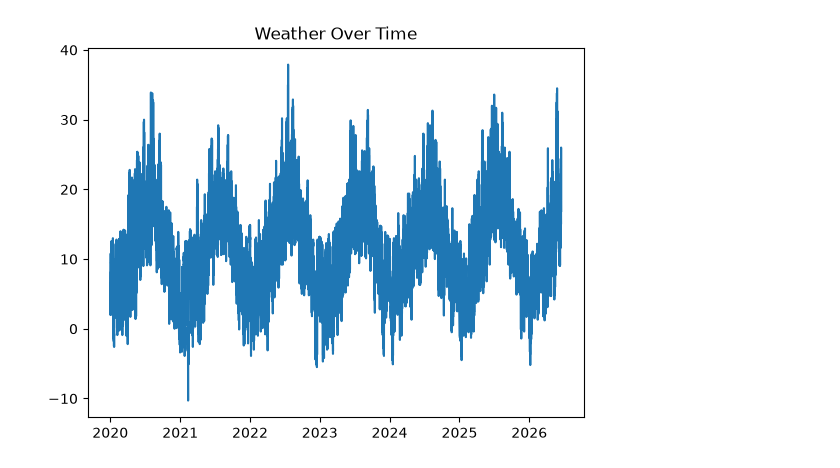
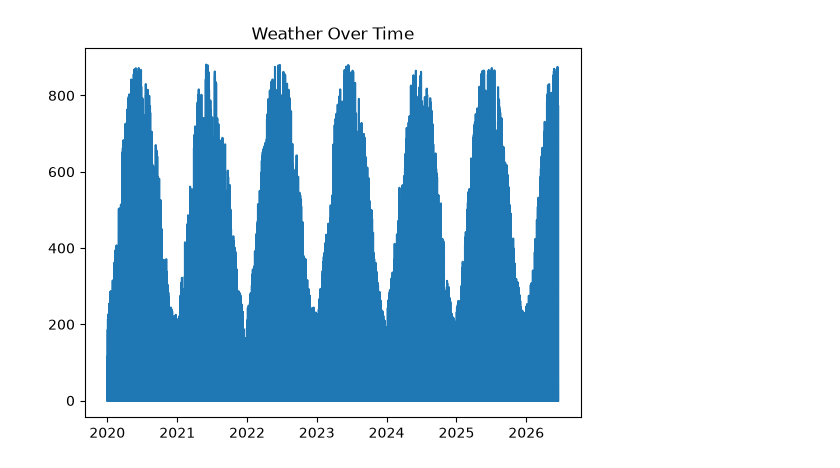
Before and after one commit to MintBloom/Weather-and-Energy-Grid-Optimization, a Jupyter notebook: plotting&analysis.ipynb, the cells around one changed output. Drawn from its saved outputs; the diff is of its cells as text; code cells hidden in the pictures.

```diff
--- a/plotting&analysis.ipynb
+++ b/plotting&analysis.ipynb
@@ -25,6 +43,6 @@ mplt.show()
 # %%
-mplt.plot(weather_df["datetime"], weather_df["temperature_2m"])
+mplt.plot(weather_df["datetime"], weather_df["shortwave_radiation"])
 mplt.title("Weather Over Time")
 mplt.show()
 # %% [output]
-[figure, old version]
+[figure, new version]
```
Also changed, not shown: parts of 4 cells of this notebook, 8 other files.
